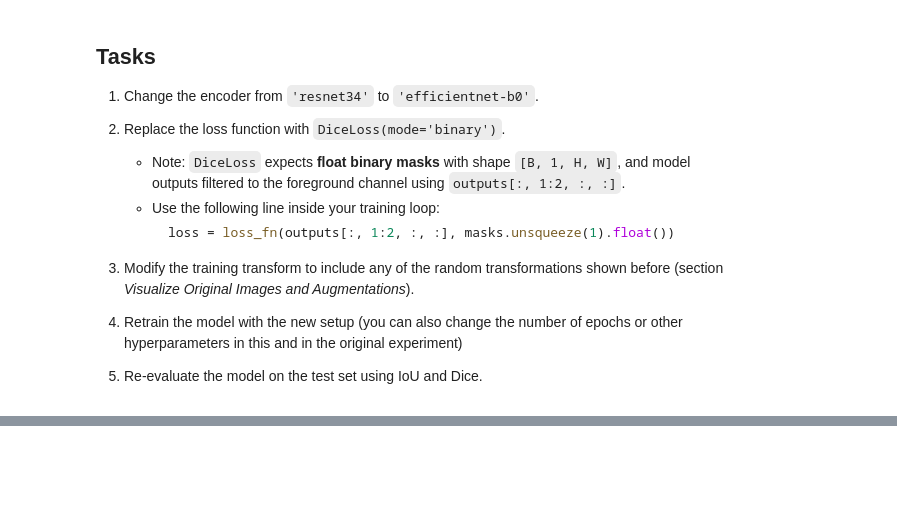
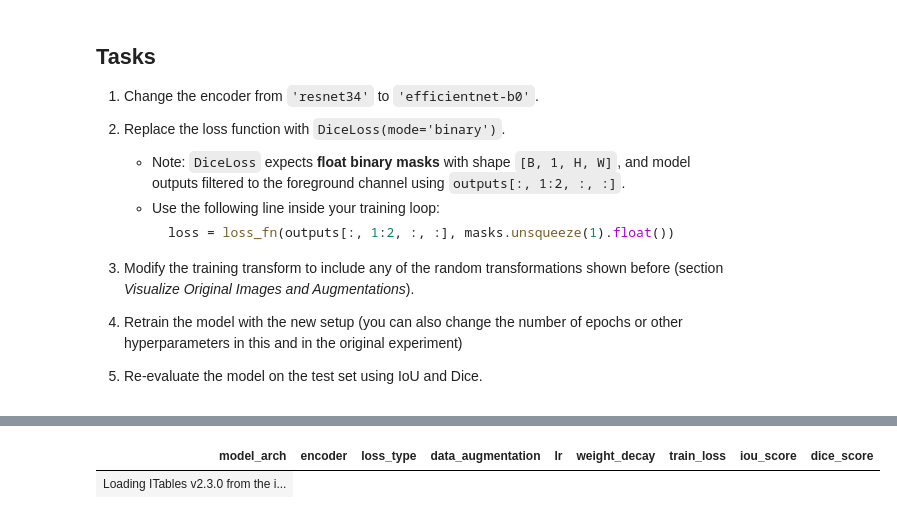
Before and after one commit to enricrp8/cvdl-labs, a Jupyter notebook: Lab5/CVDL_Lab3_SemanticSegmentation.ipynb, the cells around one changed output, grey strips where cells are left out. Drawn from its saved outputs; the diff is of its cells as text; code cells hidden in the pictures; blank space fills up the shorter version.

```diff
--- a/Lab5/CVDL_Lab3_SemanticSegmentation.ipynb
+++ b/Lab5/CVDL_Lab3_SemanticSegmentation.ipynb
@@ -290,0 +317,16 @@ Test Dice: 0.8316650390625
+# %%
+def get_model(model_arch, model_params, state_dict):
+    if model_arch == "unet":
+        model = smp.Unet(encoder_name=model_params['encoder'], encoder_weights="imagenet", classes=2, activation=None)
+    elif model_arch == "deeplabv3plus":
+        model = smp.DeepLabV3Plus(encoder_name=model_params['encoder'], encoder_weights="imagenet", classes=2, activation=None)
+    elif model_arch == "pspnet":
+        model = smp.PSPNet(encoder_name=model_params['encoder'], encoder_weights="imagenet", classes=2, activation=None)
+    elif model_arch == "manet":
+        model = smp.MAnet(encoder_name=model_params['encoder'], encoder_weights="imagenet", classes=2, activation=None)
+
+    if state_dict is not None:
+        model.load_state_dict(state_dict)
+    model.to(device)
+
+    return model
@@ -290,0 +371,10 @@ Test Dice: 0.8316650390625
+# %%
+def test_model(model, test_loader, iou, dice):
+    model.eval()
+    with torch.no_grad():
+        for images, masks in test_loader:
+            images, masks = images.to(device), masks.to(device)
+            outputs = model(images)
+            preds = torch.argmax(outputs, dim=1)
+            iou.update(preds, masks)
+            dice.update(preds, masks)
@@ -290,0 +477,11 @@ Test Dice: 0.8316650390625
+# %%
+df = pd.DataFrame(results_table)
+df.to_csv(f"./results.csv", index=False)
+itables.show(df,
+             lengthMenu=[5, 10, 20, 50, 100, 150, 200],
+             scrollX=True,
+             classes="display compact"
+            )
+# %% [output]
+| model_arch | encoder | loss_type | data_augmentation | lr | weight_decay | train_loss | iou_score | dice_score |
+| Loading ITables v2.3.0 from the i... |
```
Also changed, not shown: parts of 9 cells of this notebook, 2 other files.
